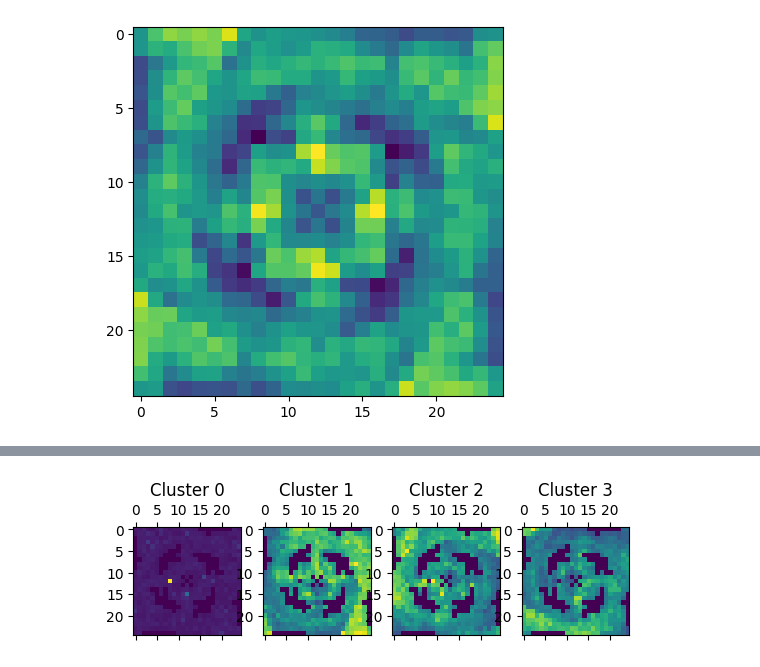
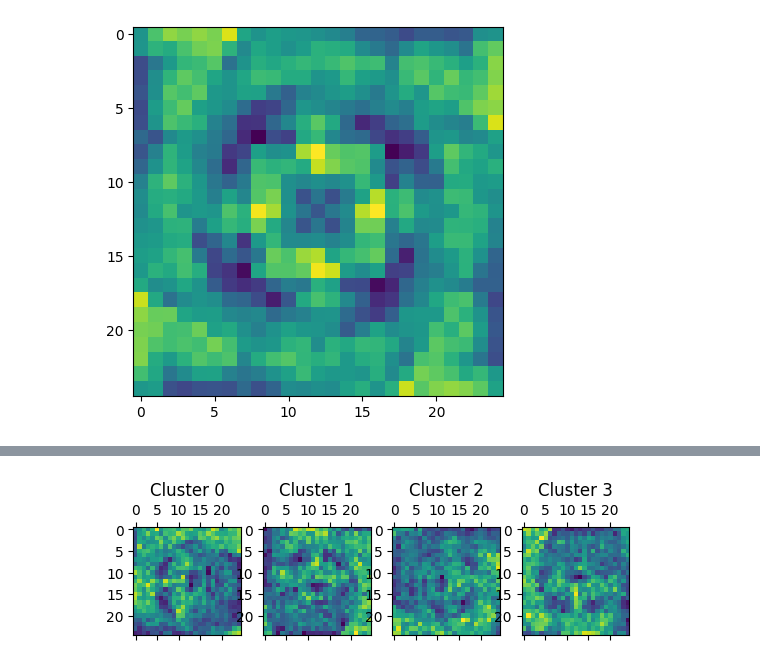
Before and after one commit to jtpotato/simc-2024, a Jupyter notebook: challenge_john_monash.ipynb, the cells around one changed output, grey strips where cells are left out. Cells and saved outputs as stored; diff of their text form; code cells hidden in the pictures.

```diff
--- a/challenge_john_monash.ipynb
+++ b/challenge_john_monash.ipynb
@@ -314,3 +347,5 @@ for i in range(4):
+# %%
+task_7_orientations = sort_to_clusters(task_7_matrix, task_7_output_labels)
 # %%
 task_7_subplot, task_7_axes = plt.subplots(1, 4)
 
@@ -377,24 +383,18 @@ array([[1., 0., 0., ..., 0., 0., 0.],
-# %%
-task_7_pca_2 = pca.fit_transform(task_7_matrix_removed_outliers)
-task_7_output_labels_2 = kmeans_7.fit_predict(task_7_pca_2)
-# %%
-task_7_sorting_2 = [[], [], [], []]
-
-for i in range(task_7_matrix_removed_outliers.shape[0]):
-    task_7_sorting_2[task_7_output_labels_2[i]].append(
-        task_7_matrix_removed_outliers[i]
-    )
-
-task_7_orientations_2 = []
-for i in range(4):
-    task_7_orientations_2.append(np.array(task_7_sorting_2[i]))
+# %%
+# try factor analysis
+
+fa = decomposition.FactorAnalysis(n_components=4)
+
+task_7_fa = fa.fit_transform(task_7_matrix)
+
+task_7_fa_labels = kmeans_7.fit_predict(task_7_fa)
+
+task_7_fa_orientations = sort_to_clusters(task_7_matrix, task_7_fa_labels)
 # %%
-task_7_subplot_2, task_7_axes_2 = plt.subplots(1, 4)
+task_7_subplot, task_7_axes = plt.subplots(1, 4)
 
 for i in range(4):
-    task_7_axes_2[i].matshow(
-        np.reshape(average_img(task_7_orientations_2[i]), (25, 25))
-    )
-    task_7_axes_2[i].set_title(f"Cluster {i}")
+    task_7_axes[i].matshow(np.reshape(average_img(task_7_fa_orientations[i]), (25, 25)))
+    task_7_axes[i].set_title(f"Cluster {i}")
 # %% [output]
-[figure, old version]
+[figure, new version]
```
Also changed, not shown: parts of 15 cells of this notebook.
